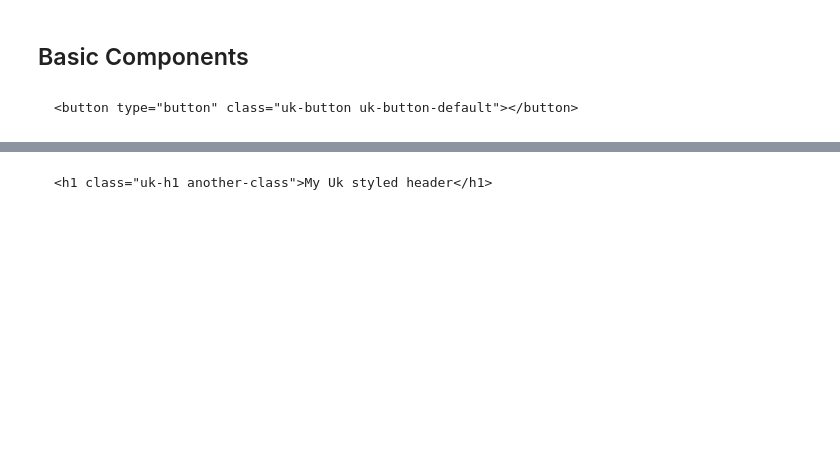
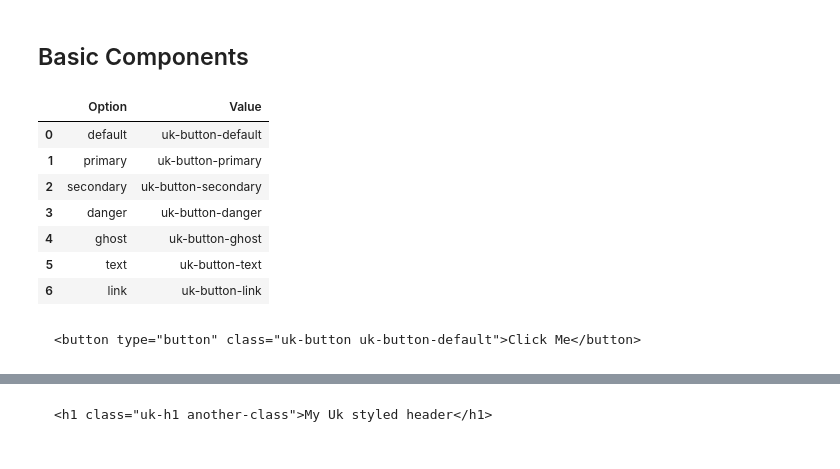
Before and after one commit to AnswerDotAI/fh-frankenui, a Jupyter notebook: lib_nbs/01_core.ipynb, the cells around one changed output, grey strips where cells are left out. Saved outputs shown, nothing was run; the diff lists cells and outputs as text; code cells hidden in the pictures; blank space fills up the shorter version.

````diff
--- a/lib_nbs/01_core.ipynb
+++ b/lib_nbs/01_core.ipynb
@@ -39,3 +42,6 @@ from IPython.display import HTML
+# %%
+def show_enum_options(enum):
+    return pd.DataFrame([{'Option': k, 'Value': str(v)} for k, v in enum.__members__.items()])
 # %% [markdown]
 ### Tests
 # %%
@@ -84,5 +92,16 @@ def UkGenericComponent(component_fn, *c, cls=(), **kwargs):
 # %%
 #| export
 ButtonT = create_uk_enum('ButtonT',('default','primary','secondary','danger','ghost','text','link'))
+# %%
+show_enum_options(ButtonT)
+# %% [output]
+|  | Option | Value |
+| 0 | default | uk-button-default |
+| 1 | primary | uk-button-primary |
+| 2 | secondary | uk-button-secondary |
+| 3 | danger | uk-button-danger |
+| 4 | ghost | uk-button-ghost |
+| 5 | text | uk-button-text |
+| 6 | link | uk-button-link |
 # %%
 #| export
@@ -90,7 +113,7 @@ def Button(*c, cls=ButtonT.default,  **kwargs):
     return UkGenericComponent(fh.Button,*c, cls=('uk-button',stringify(cls)), type='button', **kwargs)
 # %%
-Button()
+Button("Click Me")
 # %% [output]
 ```html
-<button type="button" class="uk-button uk-button-default"></button>
+<button type="button" class="uk-button uk-button-default">Click Me</button>
 ```
````
Also changed, not shown: parts of 19 cells of this notebook, 1 other file.
